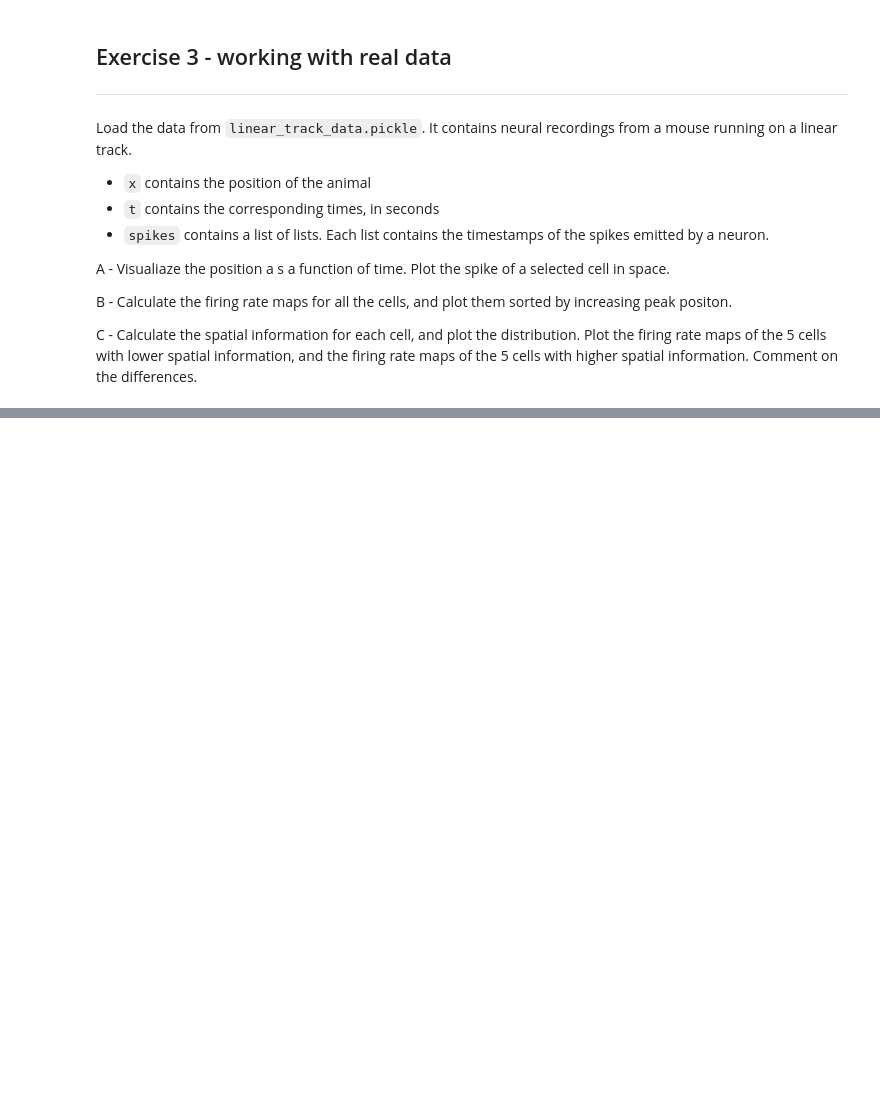
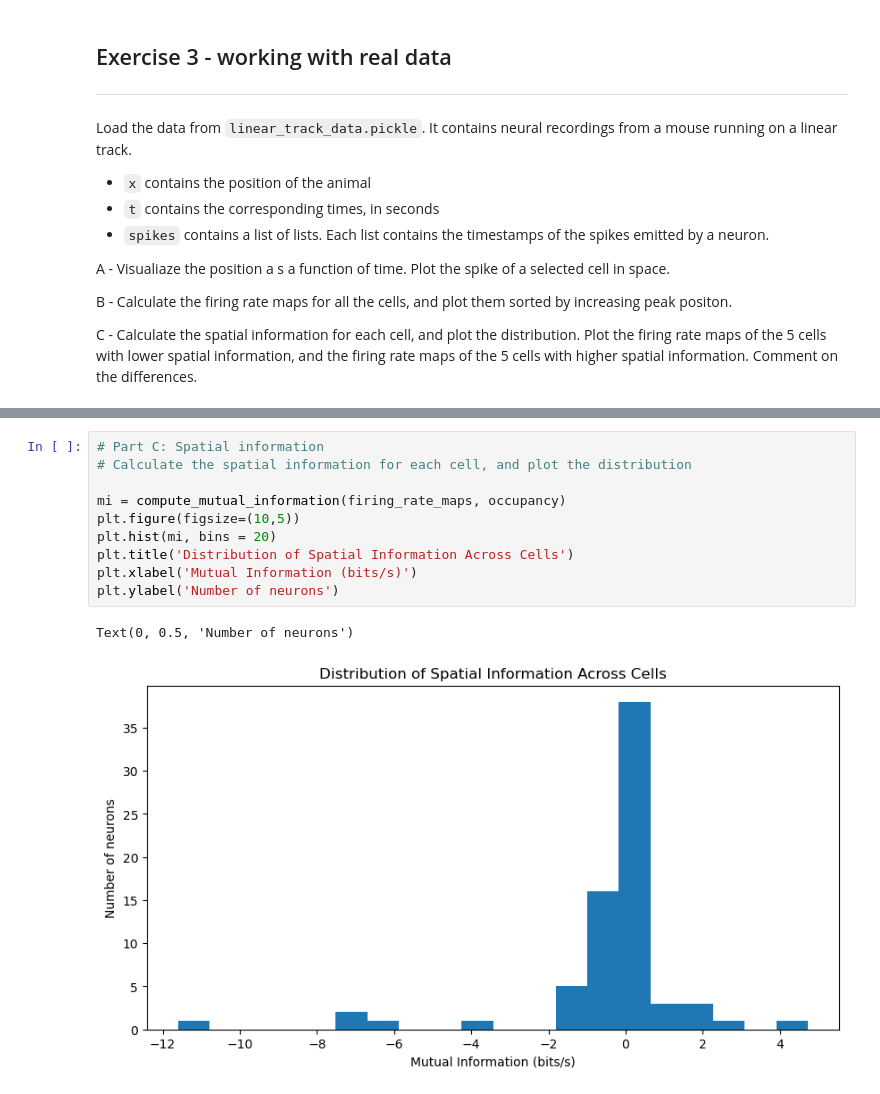
Before and after one commit to lschlinkheider/neuroanalysis, a Jupyter notebook: single_cell_analysis/01-tuning-curves/exercises.ipynb, the cells around one changed output, grey strips where cells are left out. Drawn from its saved outputs; the diff is of its cells as text; blank space fills up the shorter version.

```diff
--- a/single_cell_analysis/01-tuning-curves/exercises.ipynb
+++ b/single_cell_analysis/01-tuning-curves/exercises.ipynb
@@ -498,0 +575,13 @@ C - Calculate the spatial information for each cell, and plot the distribution.
+# %%
+# Part C: Spatial information
+# Calculate the spatial information for each cell, and plot the distribution
+
+mi = compute_mutual_information(firing_rate_maps, occupancy)
+plt.figure(figsize=(10,5))
+plt.hist(mi, bins = 20)
+plt.title('Distribution of Spatial Information Across Cells')
+plt.xlabel('Mutual Information (bits/s)')
+plt.ylabel('Number of neurons')
+# %% [output]
+Text(0, 0.5, 'Number of neurons')
+[figure, added]
```
Also changed, not shown: parts of 6 cells of this notebook.
